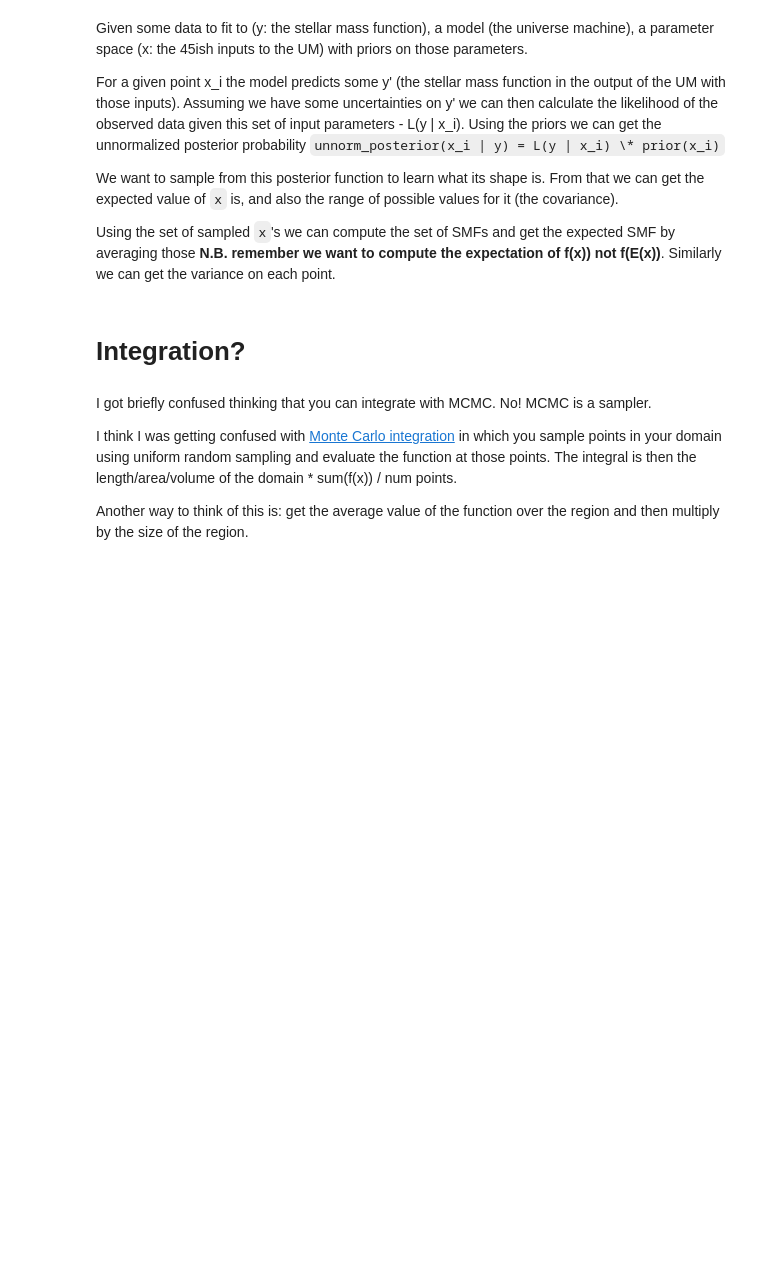
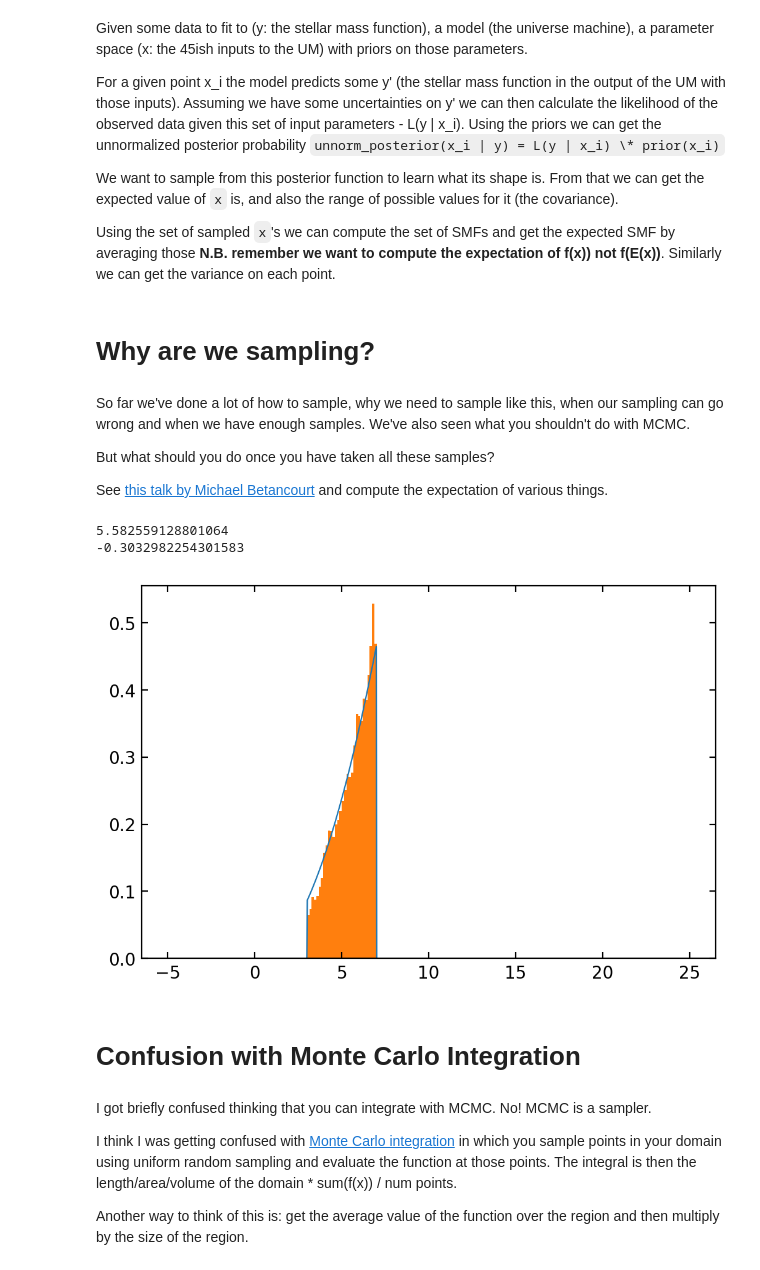
Before and after one commit to eniaxhakaj/phys_learning, a Jupyter notebook: MCMC/intro_to_mcmc.ipynb, the cells around one changed output. Drawn from its saved outputs; the diff is of its cells as text; code cells hidden in the pictures; blank space fills up the shorter version.

Commit message:
add performance test that shows the wrong results...

```diff
--- a/MCMC/intro_to_mcmc.ipynb
+++ b/MCMC/intro_to_mcmc.ipynb
@@ -365,8 +372,57 @@ Using the priors we can get the unnormalized posterior probability `unnorm_poste
 We want to sample from this posterior function to learn what its shape is. From that we can get the expected value of `x` is, and also the range of possible values for it (the covariance).
 
 Using the set of sampled `x`'s we can compute the set of SMFs and get the expected SMF by averaging those **N.B. remember we want to compute the expectation of f(x)) not f(E(x))**. Similarly we can get the variance on each point.
+# %% [markdown]
+# Why are we sampling?
+# %% [markdown]
+So far we've done a lot of how to sample, why we need to sample like this, when our sampling can go wrong and when we have enough samples. We've also seen what you shouldn't do with MCMC.
+
+But what should you do once you have taken all these samples?
+
+See [this talk by Michael Betancourt](https://youtu.be/DJ0c7Bm5Djk?t=4h40m9s) and compute the expectation of various things.
+# %%
+def func(x):
+    if type(x) is np.ndarray:
+        res = np.zeros_like(x)
+        res[(x > 3) & (x < 7)] = np.power(x[(x > 3) & (x < 7)], 2)
+        return res
+    return x*x if 3 < x < 7 else 0
+
+proposal_pdf = norm()
+
+cur_x = 5
+# Burn in
+for i in range(100):
+    cur_x = h.get_next_x(cur_x, func, proposal_pdf)
+
+# Sample
+seen_xes = []
+for i in range(10000):
+    seen_xes.append(cur_x)
+    cur_x = h.get_next_x(cur_x, func, proposal_pdf)
+
+seen_xes = np.array(seen_xes)
+test_x = np.linspace(-5, 25, num=1000)
+plt.plot(test_x, func(test_x)/105)
+plt.hist(seen_xes, bins=30, density=True)
+
+# Compute the expected (long run average) X value
+print(np.mean(seen_xes))
+# Compute the expected f(x) value - for any f
+# E[f(x)] = integral f(x) p(x) dx = mean f(the samples)
+# integral np.sin(x) * x^2 dx = 1/4 * x^4 from 3 to 7
+# = 600 - 20
+print(np.mean(np.sin(seen_xes)))
+
+# Note that neither of these are the integral under the func
+# They are evaluations of expectation of
+# Integral x**2 = 1/3 * x**3 from 3 to 7 = 343/3 - 9 ~ 105
+# %% [output]
+5.582559128801064
+-0.3032982254301583
+[figure, added]
 # %% [markdown]
-# Integration?
+# Confusion with Monte Carlo Integration
 # %% [markdown]
 I got briefly confused thinking that you can integrate with MCMC. No! MCMC is a sampler.
 
```
Also changed, not shown: parts of 6 cells of this notebook, 2 other files.
